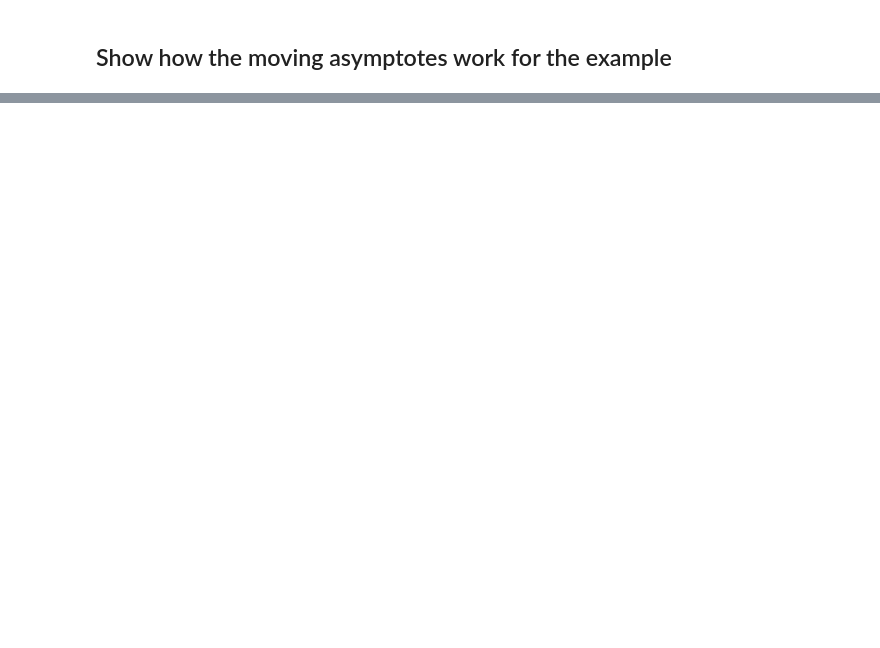
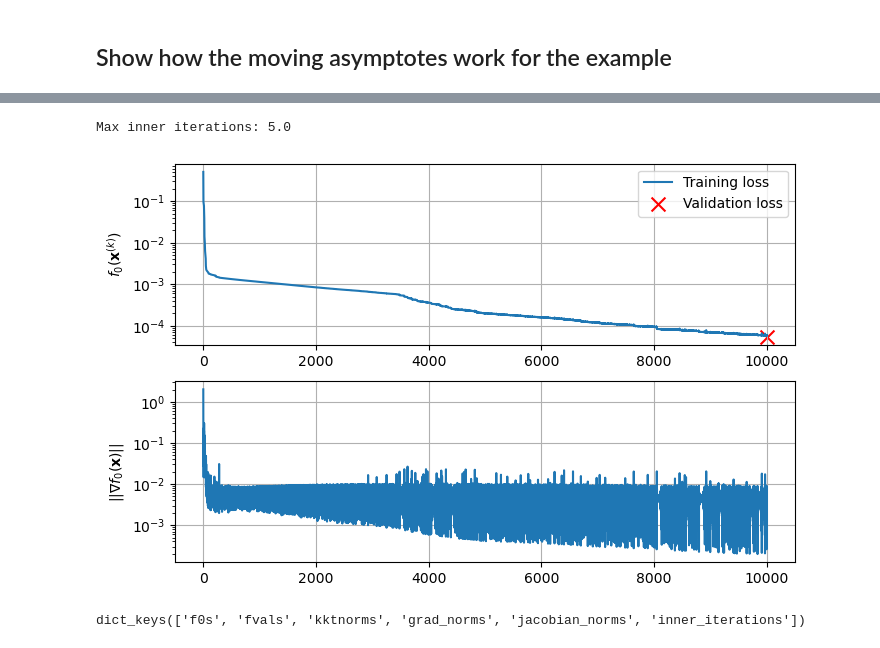
Before and after one commit to gnorman7/APPM5630_Project_MMA, a Jupyter notebook: demo.ipynb, the cells around one changed output, grey strips where cells are left out. Drawn from its saved outputs; the diff is of its cells as text; code cells hidden in the pictures; blank space fills up the shorter version.

```diff
--- a/demo.ipynb
+++ b/demo.ipynb
@@ -234,0 +687,8 @@ AttributeError: 'NoneType' object has no attribute 'add_callback'
+# %%
+epochs = 10000
+maxinnerit = 20
+model.train()
+metrics = gcmma_train(problem, epochs, maxinnerit, logger=logger, logger_freq = epochs//10)
+parameters = torch.nn.utils.parameters_to_vector(model.parameters())
+print(parameters.max())
+print(parameters.min())
@@ -234,0 +709,52 @@ AttributeError: 'NoneType' object has no attribute 'add_callback'
+# %%
+# Get the first half
+f_hist = metrics['fvals']
+u_losses = metrics['f0s']
+grad_norms = metrics['grad_norms']
+# metrics[]
+# f_losses = np.mean(f_hist**2, axis=1)
+
+model.eval()
+with torch.no_grad():
+    # Testing error
+    y_pred = model(x_v)
+    test_loss = torch.mean((y_pred - y_v)**2)
+
+fvals_min = np.min(f_hist, axis=1)
+fvals_max = np.max(f_hist, axis=1)
+plt.figure(figsize=(8,8))
+plt.subplot(3,1,1)
+plt.plot(u_losses)
+plt.scatter(len(u_losses)-1, test_loss, color='r', marker='x', s=100)
+plt.yscale('log')
+plt.grid(True)
+plt.legend(['Training loss', 'Validation loss'], loc='upper right')
+plt.ylabel('$f_0( \mathbf{x}^{{(k)}} )$')
+
+# plt.subplot(3,1,2)
+# # Plot between min and max as shaded region
+# plt.fill_between(range(len(fvals_min)), fvals_min, fvals_max, alpha=0.2)
+# # plt.plot(np.median(f_hist, axis=1), color='b')
+# plt.yscale('symlog', linthresh=1e-2)
+# plt.plot(range(len(fvals_min)), np.zeros_like(fvals_min), 'k--')
+# plt.grid(True)
+# plt.ylabel('$f_i (\mathbf{x}^{{(k)}} )$')
+
+plt.subplot(3,1,2)
+plt.semilogy(grad_norms)
+plt.grid(True)
+plt.ylabel(r'$||\nabla f_0 (\mathbf{x})||$')
+plt.savefig('gcmma_mse_box10.svg')
+
+inner_iterations = metrics['inner_iterations']
+inner_iterations = inner_iterations[~np.isnan(inner_iterations)]
+print(f'Max inner iterations: {np.max(inner_iterations)}')
+# save model
+torch.save(model.state_dict(), 'model_10.pt')
+# %% [output]
+Max inner iterations: 5.0
+[figure, added]
+# %%
+metrics.keys()
+# %% [output]
+dict_keys(['f0s', 'fvals', 'kktnorms', 'grad_norms', 'jacobian_norms', 'inner_iterations'])
```
Also changed, not shown: parts of 23 cells of this notebook, 17 other files.
